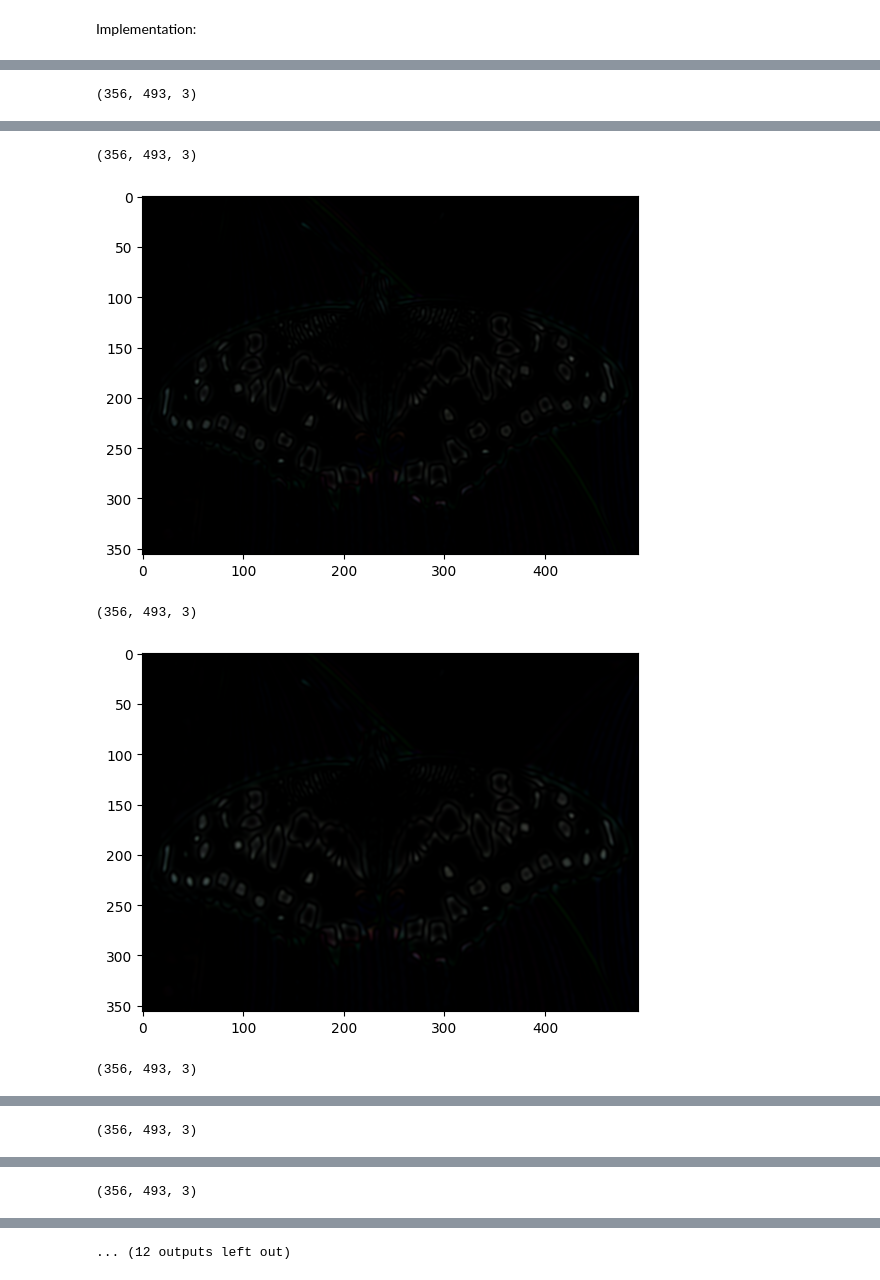
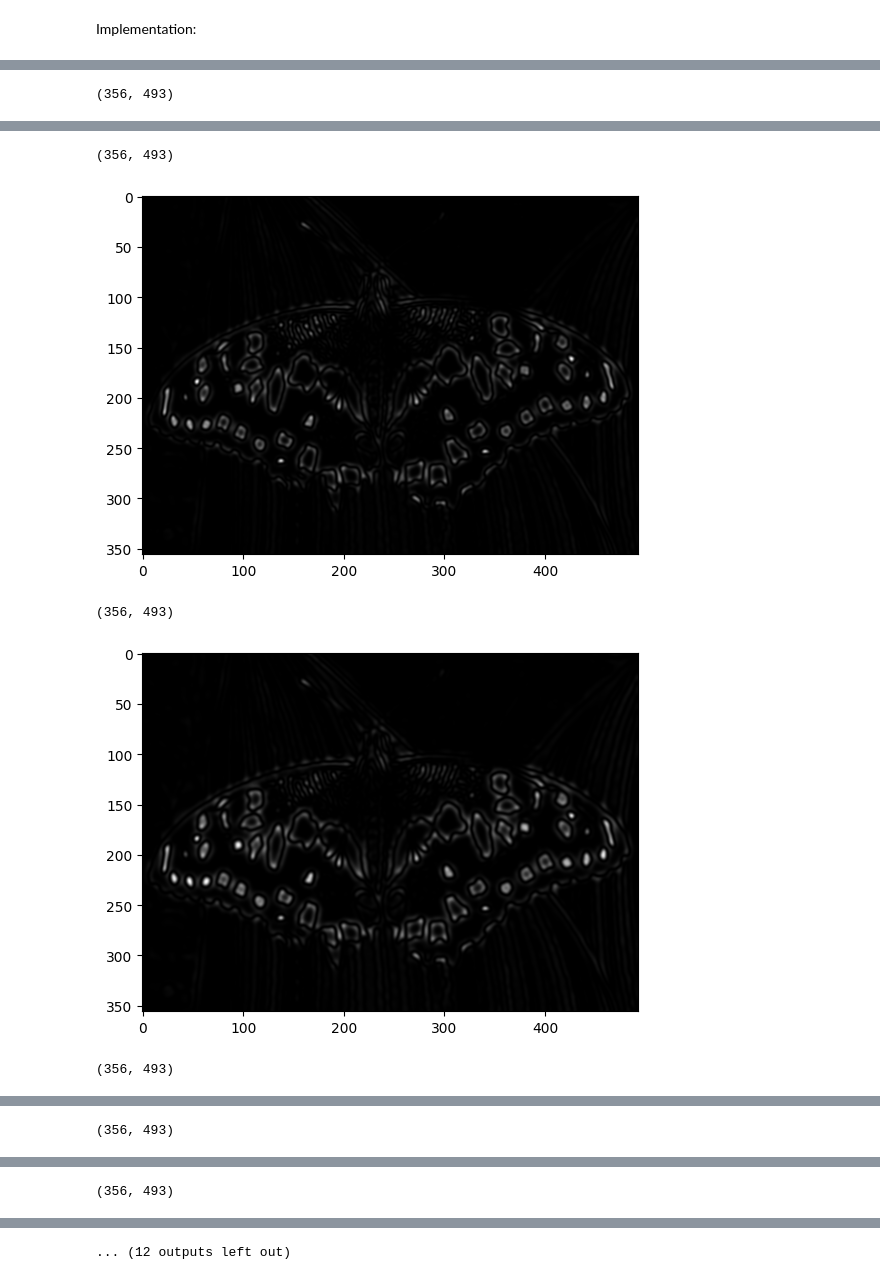
Before and after one commit to glusi/blob-detector-LoG, a Jupyter notebook: main_back.ipynb, the cells around one changed output, grey strips where cells are left out. Drawn from its saved outputs; the diff is of its cells as text; code cells hidden in the pictures.

```diff
--- a/main_back.ipynb
+++ b/main_back.ipynb
@@ -138,4 +138,6 @@ k = 2 ** 0.25
 sigma = 2
 n = 12
 file_name = 'butterfly.jpg'
-image = cv2.imread(file_name, cv2.COLOR_BGR2GRAY)
+image = cv2.imread(file_name, cv2.IMREAD_UNCHANGED)
+image_gray = cv2.cvtColor(image, cv2.COLOR_BGR2GRAY)
+plt.imshow(image_gray, cmap="gray")
@@ -153,12 +163,12 @@ def LoG_pyramid(img, n, k, sigma):
     return log_image_np
 
 
-log_image_np = LoG_pyramid(img, n, k, sigma)
+log_image_np = LoG_pyramid(image_gray, n, k, sigma)
 log_image_np = log_image_np
 for i in range(12):
     log_image_np[i] = np.square(log_image_np[i])
     print(log_image_np[i].shape)
-    plt.imshow(log_image_np[i], cmap='gray')
+    plt.imshow(log_image_np[i], cmap="gray")
     plt.show(block=True)
 # %% [output]
-(356, 493, 3)
+(356, 493)
@@ -166,5 +176,5 @@ for i in range(12):
-(356, 493, 3)
+(356, 493)
-[figure, old version]
+[figure, new version]
-(356, 493, 3)
+(356, 493)
-[figure, old version]
+[figure, new version]
-(356, 493, 3)
+(356, 493)
@@ -172 +182 @@ for i in range(12):
-(356, 493, 3)
+(356, 493)
@@ -174 +184 @@ for i in range(12):
-(356, 493, 3)
+(356, 493)
```
Also changed, not shown: parts of 6 cells of this notebook, 1 other file.
